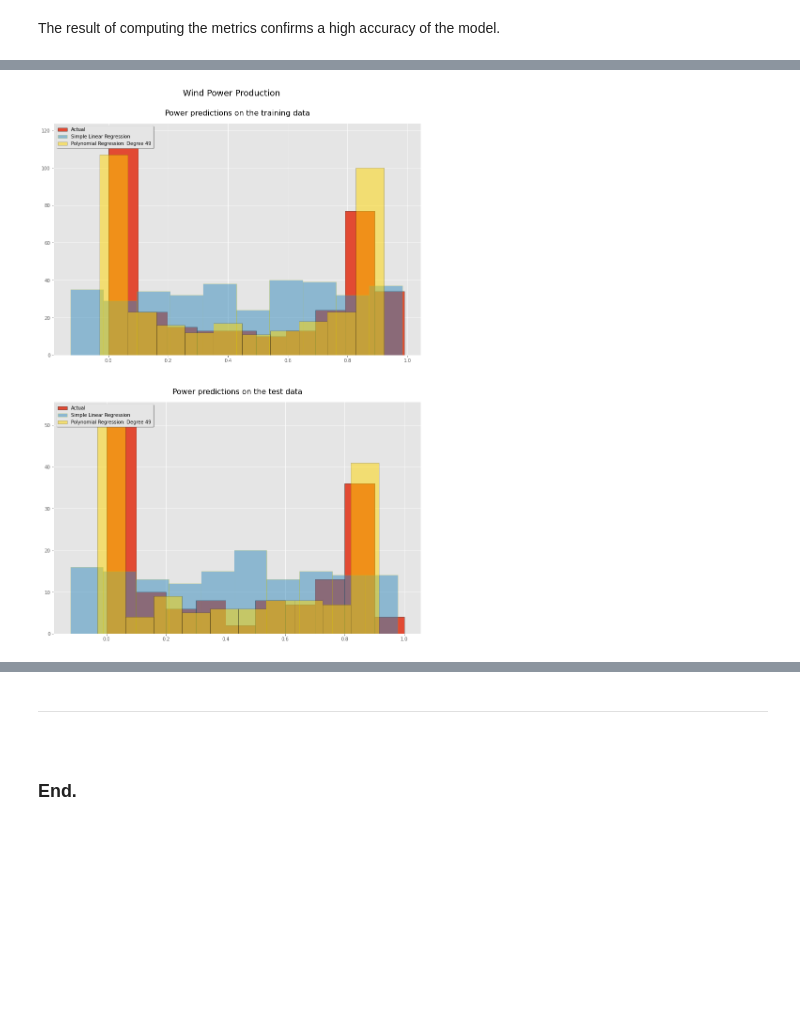
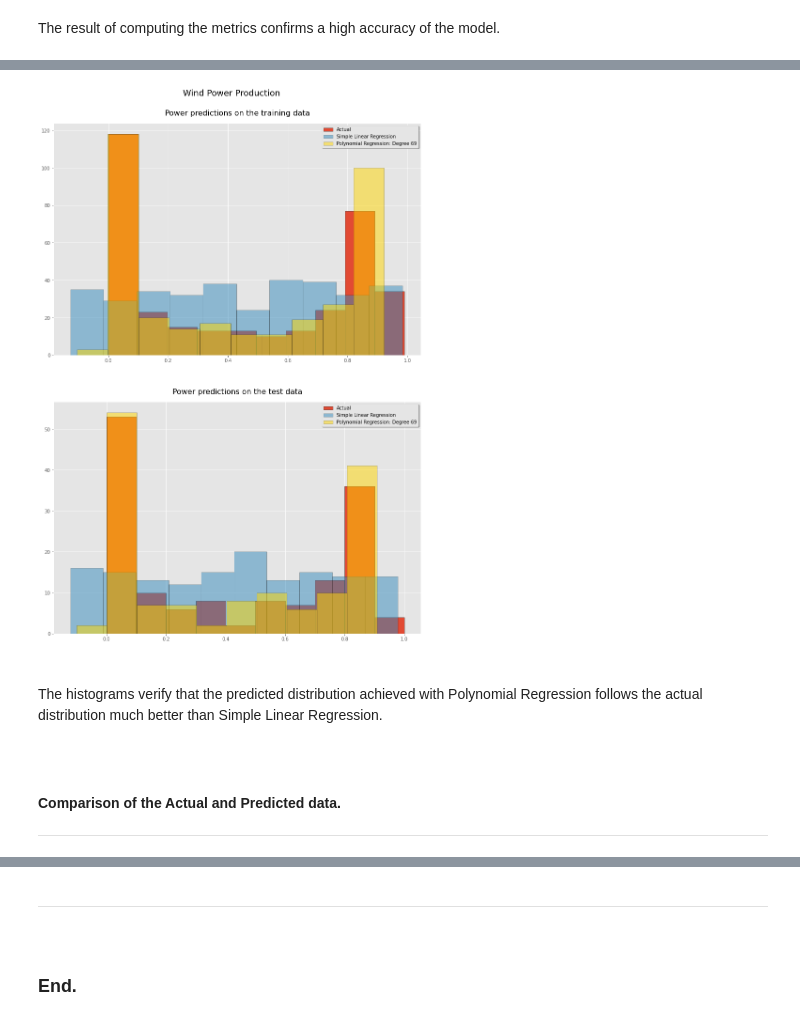
Before and after one commit to olgarozhdestvina/Fundamentals-of-Data-Analysis-Project, a Jupyter notebook: Power_production_models.ipynb, the cells around one changed output, grey strips where cells are left out. Saved outputs shown, nothing was run; the diff lists cells and outputs as text; code cells hidden in the pictures; blank space fills up the shorter version.

Commit message:
Changed the model for polynomial regression and built it with a curve_fit too. Added a comparison of training and test samples for Scipy models and added markdown (including conclusion). Adjusted TOC.

```diff
--- a/Power_production_models.ipynb
+++ b/Power_production_models.ipynb
@@ -666,8 +681,0 @@ The best R-squared score and the lowest RMSE are with 49 degrees.
-# %%
-# Build polynomial regression with degree 49 (103)
-degree = 49
-poly = poly_model(degree)
-
-# Predict power output with polynomial regression
-y_pred_train_polynomial = poly(speed_train)
-y_pred_test_polynomial = poly(speed_test)
@@ -673,0 +684,16 @@ y_pred_test_polynomial = poly(speed_test)
+# %%
+def polynomial_function(x, *p):
+    """Polynomial fitting function of arbitrary degree."""
+    poly = 0.
+    for i, n in enumerate(p):
+        poly += n * x**i
+    return poly
+
+# Fit the model
+degree = 69
+p0 = np.ones(degree,)
+polynomial_s = curve_fit(polynomial_function, speed_train, power_train, p0=p0)
+
+# Predict power output with polynomial regresiion
+y_pred_train_polynomial = polynomial_function(speed_train, *tuple(polynomial_s[0]))
+y_pred_test_polynomial = polynomial_function(speed_test, *tuple(polynomial_s[0]))
@@ -699,26 +738,34 @@ plt.show()
 # %%
 # Create a figure, axis and titles.
 fig, [ax1,ax2] = plt.subplots(2,1, figsize=(14,20))
 fig.suptitle("Wind Power Production", y = 0.93)
 ax1.set_title("Power predictions on the training data",y=1.02, fontsize=16)
 ax2.set_title("Power predictions on the test data",y=1.02, fontsize=16)
 
 # Plot the actual training data and predictions.
 ax1.hist(power_train, edgecolor="black",  label="Actual")
-ax1.hist(y_pred_train_linear, edgecolor="y", label="Simple Linear Regression", alpha=0.5)
+ax1.hist(y_pred_train_linear, edgecolor="black", label="Simple Linear Regression", alpha=0.5)
 ax1.hist(y_pred_train_polynomial, color="gold", edgecolor="black", label=f"Polynomial Regression: Degree {degree}", alpha=0.5)
 
 # Plot the actual test data and predictions.
 ax2.hist(power_test, edgecolor="black",  label="Actual")
-ax2.hist(y_pred_test_linear, edgecolor="y", label="Simple Linear Regression", alpha=0.5)
+ax2.hist(y_pred_test_linear, edgecolor="black", label="Simple Linear Regression", alpha=0.5)
 ax2.hist(y_pred_test_polynomial, color="gold", edgecolor="black", label=f"Polynomial Regression: Degree {degree}", alpha=0.5)
 
-
 # Show the legend.
-ax1.legend(loc='upper left', shadow=True)
-ax2.legend(loc='upper left', shadow=True)
+ax1.legend(loc='upper right', shadow=True)
+ax2.legend(loc='upper right', shadow=True)
 
 # Show the plot.
 plt.show()
 # %% [output]
-[figure, old version]
+[figure, new version]
+# %% [markdown]
+<br>
+
+The histograms verify that the predicted distribution achieved with Polynomial Regression follows the actual distribution much better than Simple Linear Regression.
+# %% [markdown]
+<br>
+
+#### Comparison of the Actual and Predicted data. <a name="comparison"></a>
+___
```
Also changed, not shown: parts of 32 cells of this notebook.
